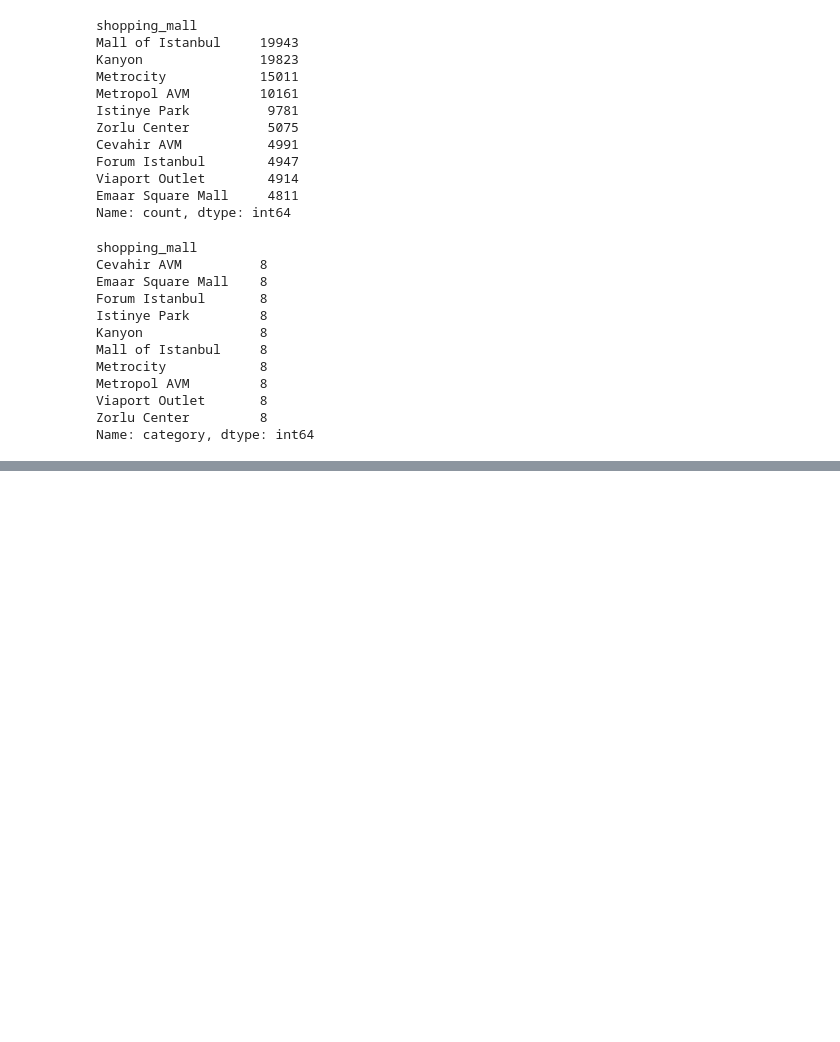
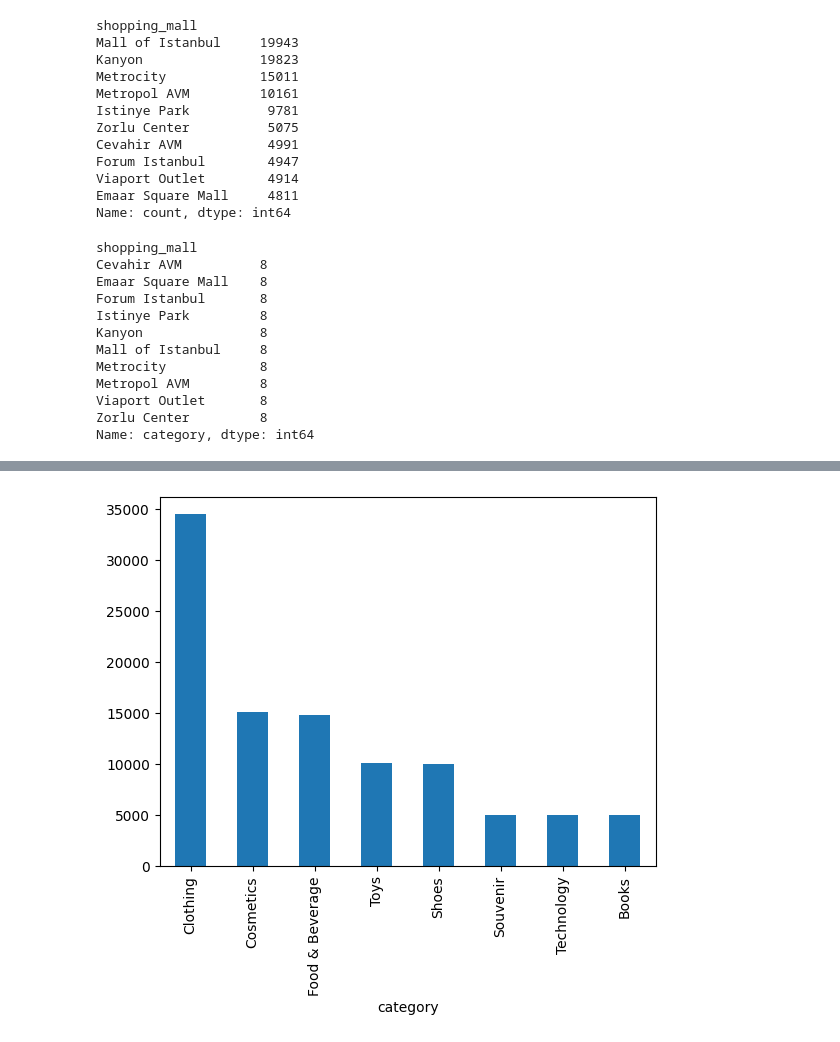
Before and after one commit to AmrMaarouf/DEPI, a Jupyter notebook: Lec8/Task_Lec8.ipynb, the cells around one changed output, grey strips where cells are left out. Saved outputs shown, nothing was run; the diff lists cells and outputs as text; code cells hidden in the pictures; blank space fills up the shorter version.

```diff
--- a/Lec8/Task_Lec8.ipynb
+++ b/Lec8/Task_Lec8.ipynb
@@ -293,0 +439,5 @@ Name: category, dtype: int64
+# %%
+customers["category"].value_counts().plot(kind="bar")
+plt.show()
+# %% [output]
+[figure, added]
```
Also changed, not shown: parts of 26 cells of this notebook.
